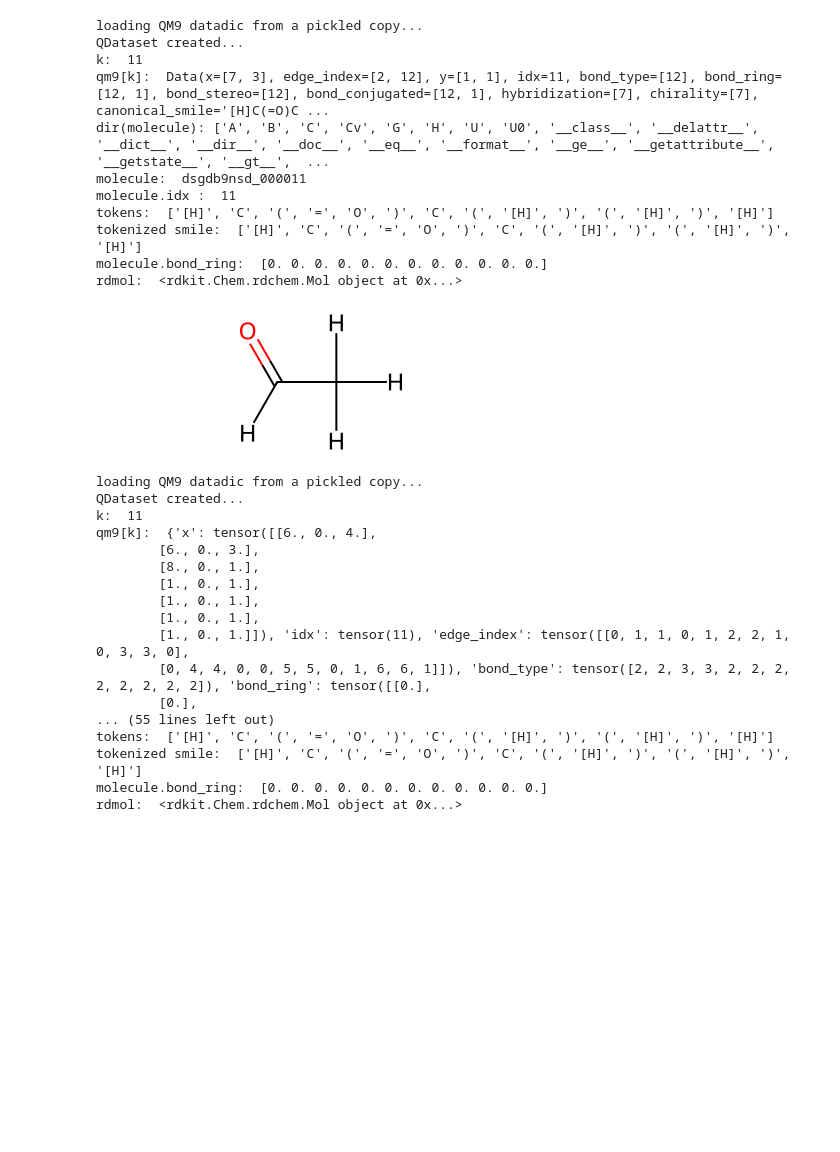
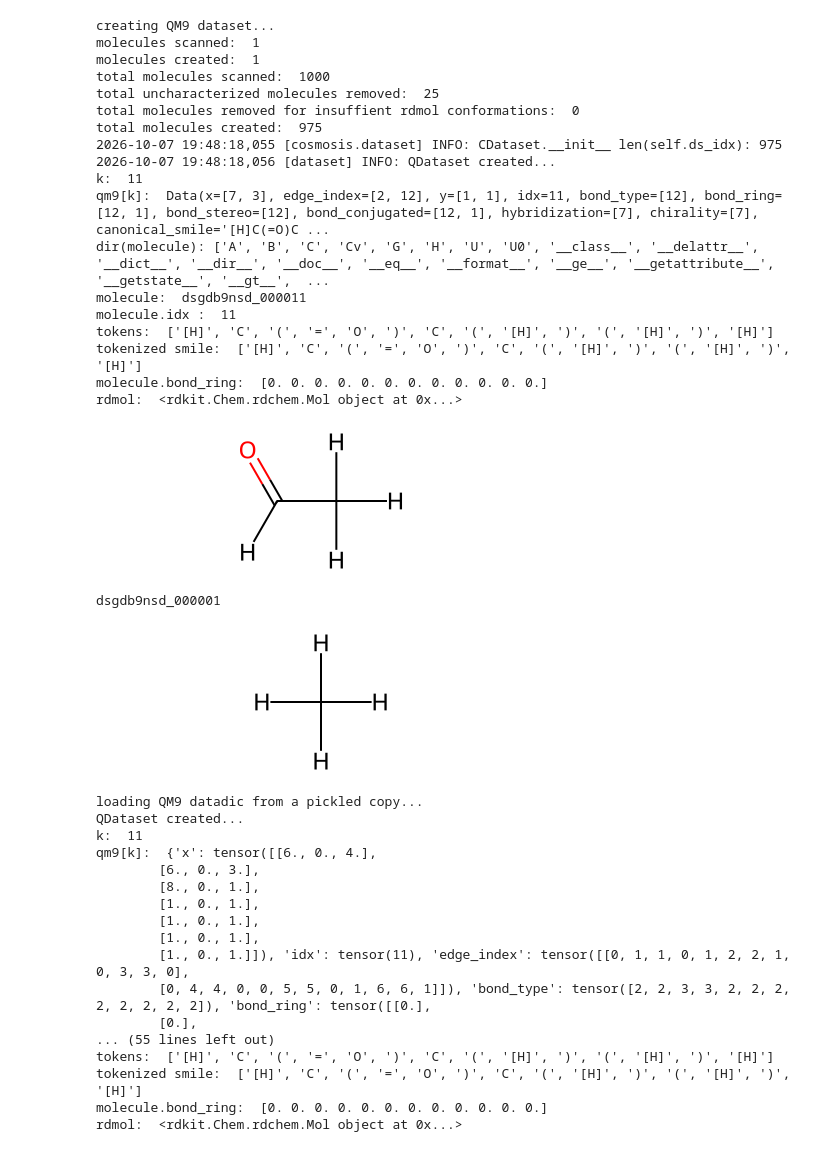
Before and after one commit to icanswim/qchem, a Jupyter notebook: experiment.ipynb, the cells around one changed output. Drawn from its saved outputs; the diff is of its cells as text; code cells hidden in the pictures; blank space fills up the shorter version.

```diff
--- a/experiment.ipynb
+++ b/experiment.ipynb
@@ -94,8 +96,8 @@ ds_param = {'train_param': {'input_dict': {'x': [
                                           },
                           #'filter_on': ('n_atoms','>','8'),
                           'n': 1000, # non-random subset for testing,
-                          'use_pickle': 'qm9_10.pkl', # use pickle if exists otherwise create
-                          'n_conformers': 10,
+                          #'use_pickle': 'qm9_10.pkl', # use pickle if exists otherwise create
+                          'n_conformers': 0,
                           'conformation': None,
                           'criterion': None,
                           'dict2data': True}}
@@ -115,8 +117,15 @@ print('molecule.bond_ring: ', molecule.bond_ring)
 print('rdmol: ', qm9.ds[k].rdmol)
 qm9.ds[k].rdmol
 # %% [output]
-loading QM9 datadic from a pickled copy...
-QDataset created...
+creating QM9 dataset...
+molecules scanned:  1
+molecules created:  1
+total molecules scanned:  1000
+total uncharacterized molecules removed:  25
+total molecules removed for insuffient rdmol conformations:  0
+total molecules created:  975
+2026-10-07 19:48:18,055 [cosmosis.dataset] INFO: CDataset.__init__ len(self.ds_idx): 975
+2026-10-07 19:48:18,056 [dataset] INFO: QDataset created...
 k:  11
 qm9[k]:  Data(x=[7, 3], edge_index=[2, 12], y=[1, 1], idx=11, bond_type=[12], bond_ring=[12, 1], bond_stereo=[12], bond_conjugated=[12, 1], hybridization=[7], chirality=[7], canonical_smile='[H]C(=O)C ...
 dir(molecule): ['A', 'B', 'C', 'Cv', 'G', 'H', 'U', 'U0', '__class__', '__delattr__', '__dict__', '__dir__', '__doc__', '__eq__', '__format__', '__ge__', '__getattribute__', '__getstate__', '__gt__',  ...
@@ -127,6 +136,16 @@ tokenized smile:  ['[H]', 'C', '(', '=', 'O', ')', 'C', '(', '[H]', ')', '(', '[
 molecule.bond_ring:  [0. 0. 0. 0. 0. 0. 0. 0. 0. 0. 0. 0.]
 rdmol:  <rdkit.Chem.rdchem.Mol object at 0x...>
 [figure]
+# %%
+from dataset import QM9Mol
+
+mol = QM9Mol(in_file='./data/qm9/dsgdb9nsd.xyz/dsgdb9nsd_000001.xyz')
+
+print(mol)
+mol.rdmol
+# %% [output]
+dsgdb9nsd_000001
+[figure, added]
 # %%
 # QM9 dataset with Dictionary output
 # extract, filter, create, transform, save, display
```
Also changed, not shown: parts of 44 cells of this notebook, 3 other files.
